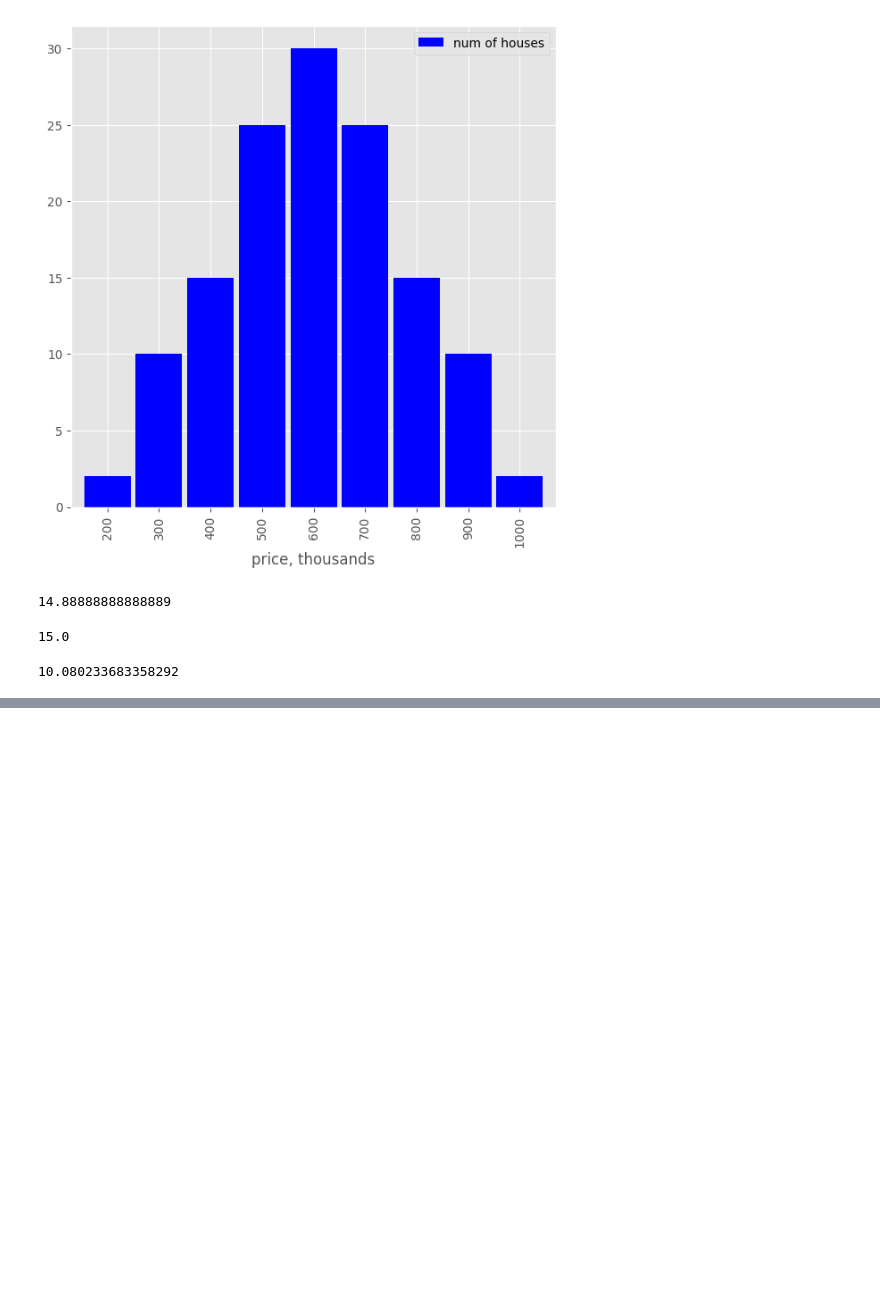
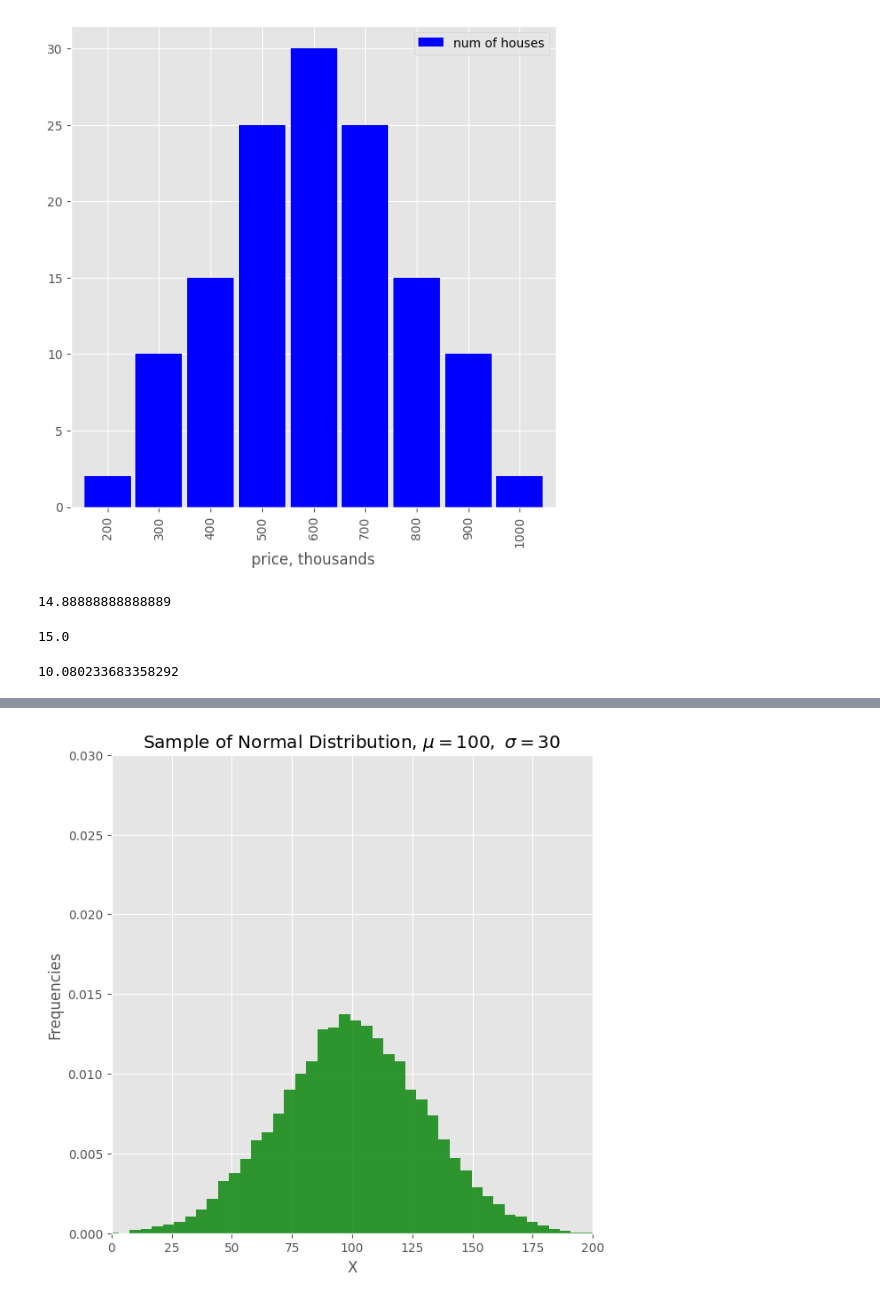
Before and after one commit to IgaMeddie/Descr_stat_-_viz, a Jupyter notebook: learnt 06-01.ipynb, the cells around one changed output, grey strips where cells are left out. Cells and saved outputs as stored; diff of their text form; code cells hidden in the pictures; blank space fills up the shorter version.

```diff
--- a/learnt 06-01.ipynb
+++ b/learnt 06-01.ipynb
@@ -120,0 +150,18 @@ houses['num of houses'].std()
+# %%
+# Let's take the histogram above and change only one parameter, standard deviation, from 15 to 30. We will copy the code from above and make the change:
+mu = 100
+sigma = 30     # changed standard deviation from 15 to 30
+
+x = mu + sigma * np.random.randn(10000)
+
+num_bins = 50   # number of bins to create
+n, bins, patches = plt.hist(x, num_bins, density=1, facecolor='green', alpha=0.8)
+plt.xlabel('X')
+plt.axis([0, 200, 0, 0.03])
+plt.ylabel('Frequencies')
+plt.title("Sample of Normal Distribution, " + "$\mu=100,\ \sigma=30$")
+plt.show()
+
+# You can see that the distribution is much wider than the previous one, which indicates more variability in the data. There is a wider range of values within the data and some data points are farther away from the mean.
+# %% [output]
+[figure, added]
```
Also changed, not shown: parts of 13 cells of this notebook.
